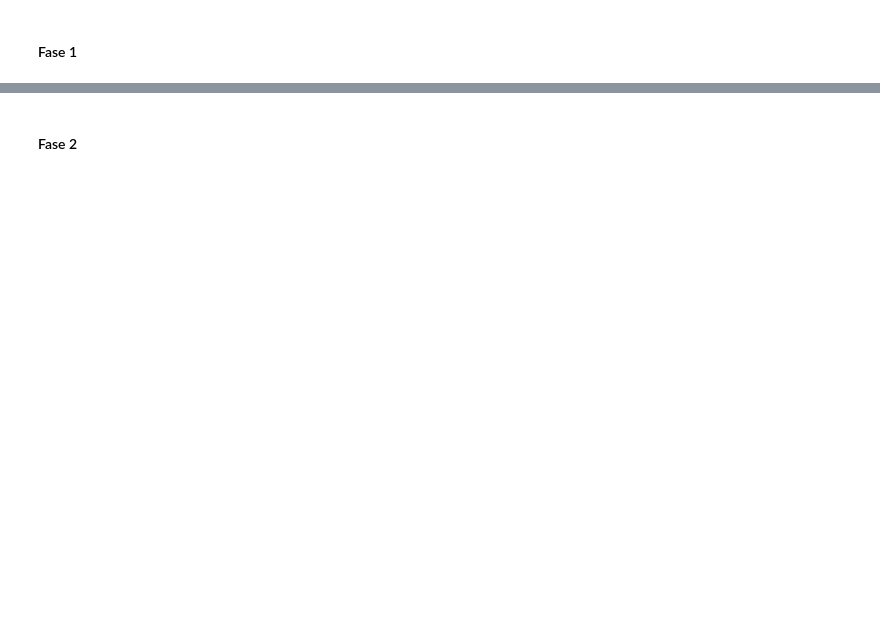
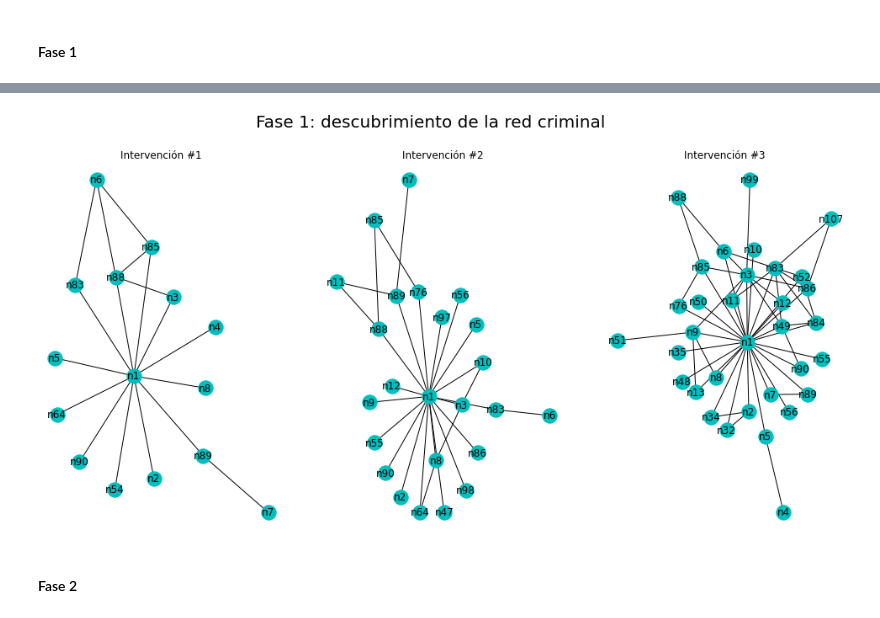
Before and after one commit to santibatte/criminal_communities, a Jupyter notebook: _robdir/caviar/caviar.ipynb, the cells around one changed output, grey strips where cells are left out. Saved outputs shown, nothing was run; the diff lists cells and outputs as text; code cells hidden in the pictures; blank space fills up the shorter version.

Commit message:
advancements in caviar analysis; up to visual

```diff
--- a/_robdir/caviar/caviar.ipynb
+++ b/_robdir/caviar/caviar.ipynb
@@ -224,2 +277,6 @@ plt.show()
+# %%
+create_fase_nxs(G, range(1, 4), 0, "Fase 1: descubrimiento de la red criminal", "c")
+# %% [output]
+[figure, added]
 # %% [markdown]
 #### Fase 2
```
Also changed, not shown: parts of 35 cells of this notebook, 2 other files.
